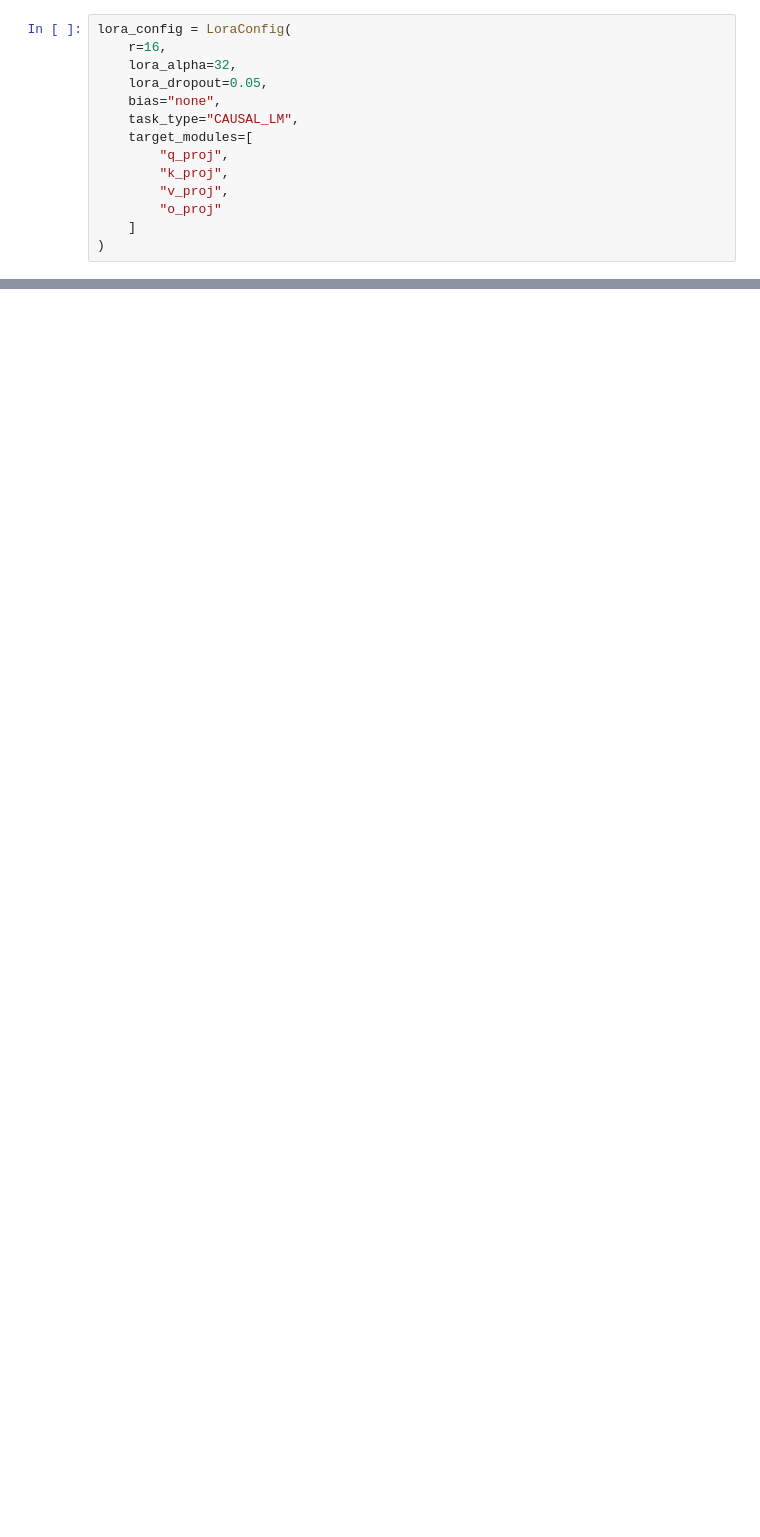
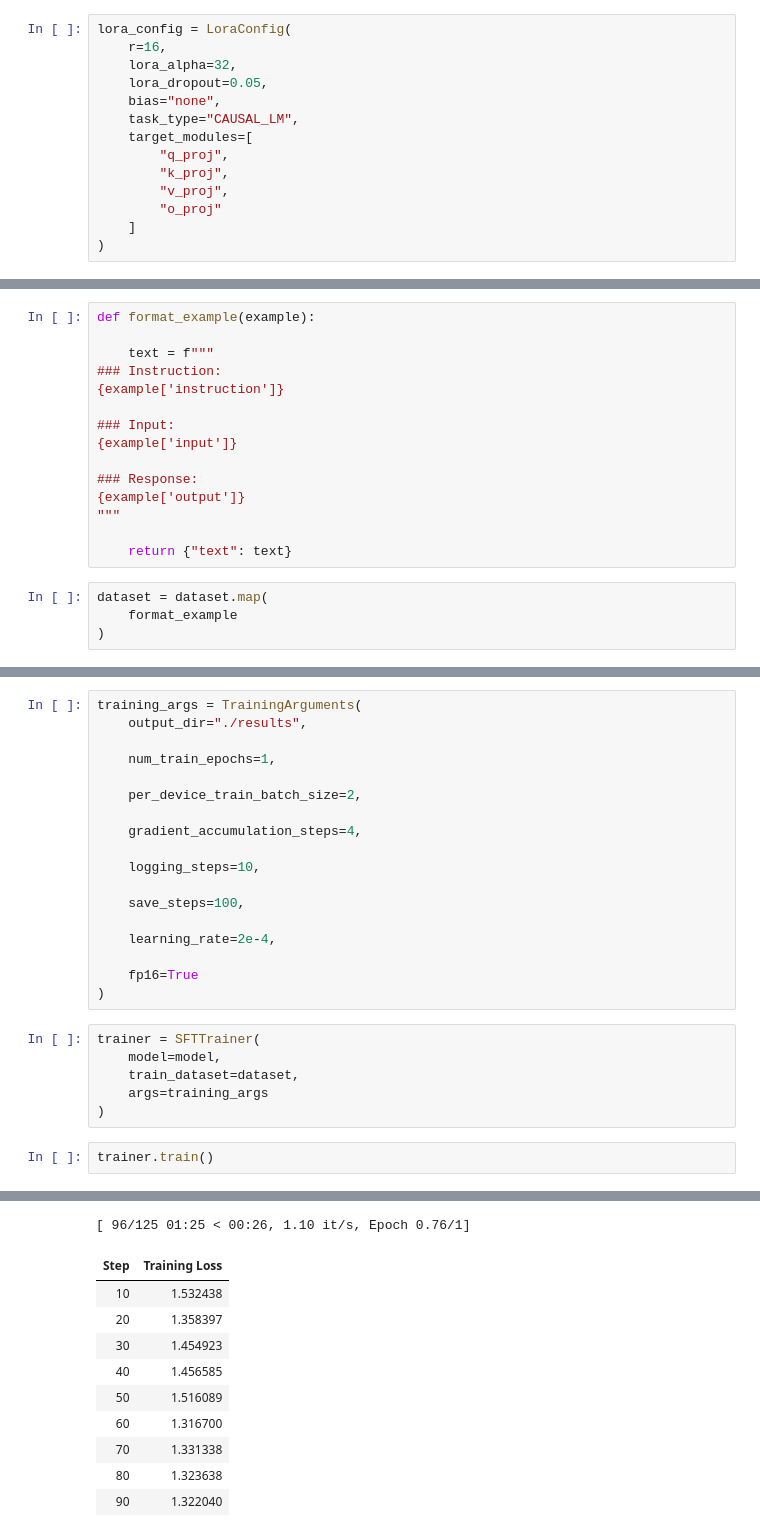
Before and after one commit to shrivash-raha/gemma-3-1b-lora-tuning, a Jupyter notebook: gemma-3-1b-fine-tuning.ipynb, the cells around one changed output, grey strips where cells are left out. Saved outputs shown, nothing was run; the diff lists cells and outputs as text; blank space fills up the shorter version.

```diff
--- a/gemma-3-1b-fine-tuning.ipynb
+++ b/gemma-3-1b-fine-tuning.ipynb
@@ -113,0 +218,19 @@ ImportError: Found an incompatible version of torchao. Found version 0.10.0, but
+# %%
+def format_example(example):
+
+    text = f"""
+### Instruction:
+{example['instruction']}
+
+### Input:
+{example['input']}
+
+### Response:
+{example['output']}
+"""
+
+    return {"text": text}
+# %%
+dataset = dataset.map(
+    format_example
+)
@@ -113,0 +279,27 @@ ImportError: Found an incompatible version of torchao. Found version 0.10.0, but
+# %%
+training_args = TrainingArguments(
+    output_dir="./results",
+
+    num_train_epochs=1,
+
+    per_device_train_batch_size=2,
+
+    gradient_accumulation_steps=4,
+
+    logging_steps=10,
+
+    save_steps=100,
+
+    learning_rate=2e-4,
+
+    fp16=True
+)
+# %%
+trainer = SFTTrainer(
+    model=model,
+    train_dataset=dataset,
+    args=training_args
+)
+# %%
+trainer.train()
+# %% [output]
@@ -113,0 +307,11 @@ ImportError: Found an incompatible version of torchao. Found version 0.10.0, but
+[ 96/125 01:25 < 00:26, 1.10 it/s, Epoch 0.76/1]
+| Step | Training Loss |
+| 10 | 1.532438 |
+| 20 | 1.358397 |
+| 30 | 1.454923 |
+| 40 | 1.456585 |
+| 50 | 1.516089 |
+| 60 | 1.316700 |
+| 70 | 1.331338 |
+| 80 | 1.323638 |
+| 90 | 1.322040 |
```
Also changed, not shown: parts of 24 cells of this notebook.
